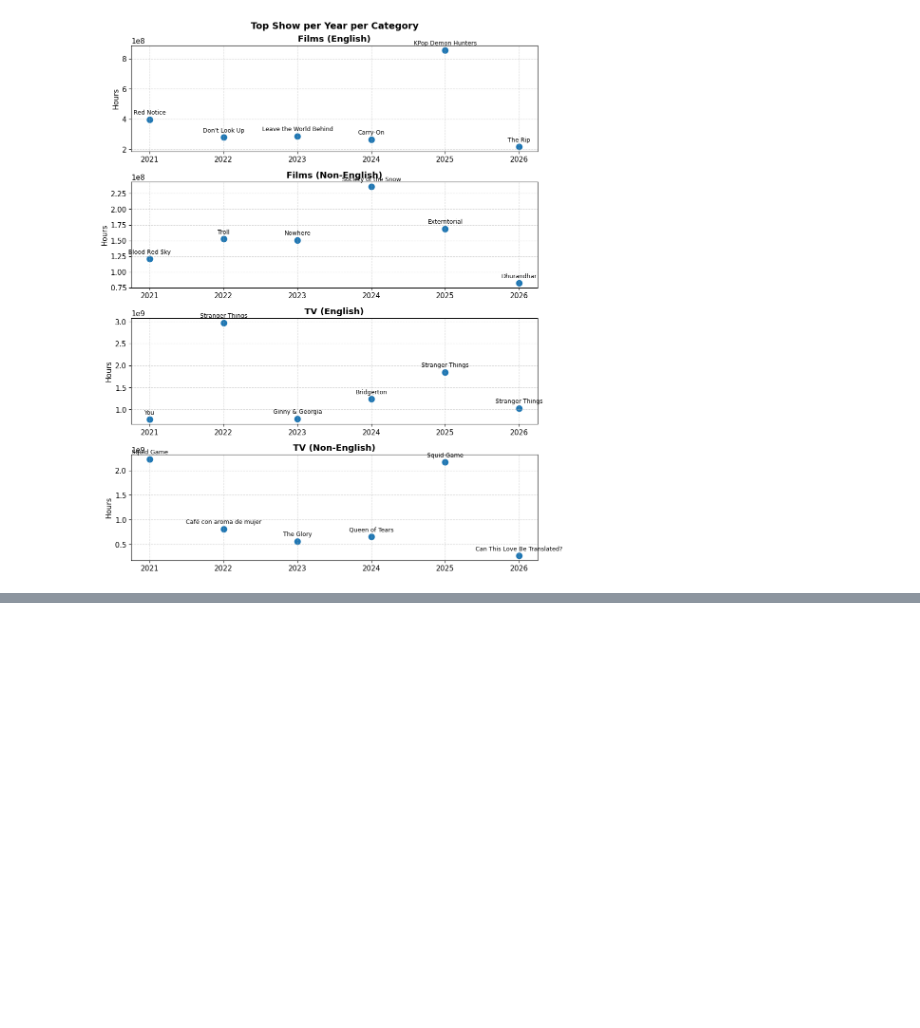
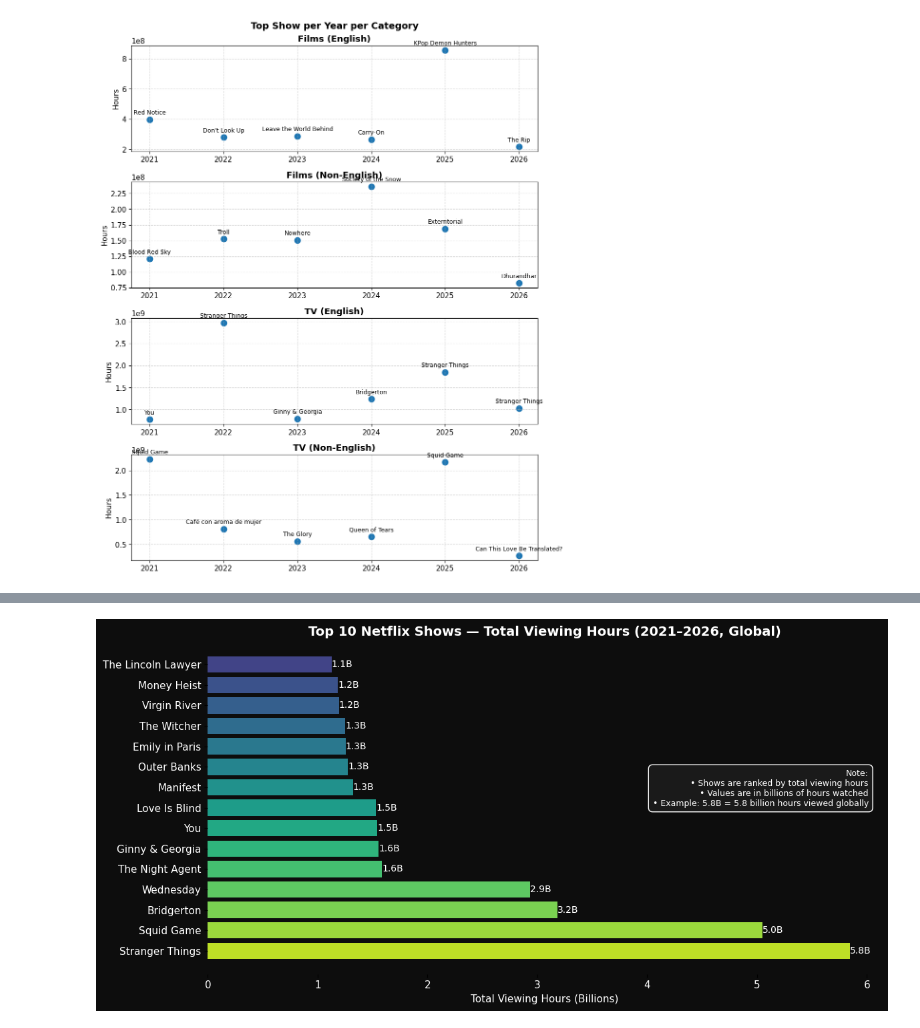
Before and after one commit to Akina-Aoki/Netflix_Analytics_DE_UX, a Jupyter notebook: eda/aira_eda/02_global_alltime_eda_aira.ipynb, the cells around one changed output, grey strips where cells are left out. Drawn from its saved outputs; the diff is of its cells as text; code cells hidden in the pictures; blank space fills up the shorter version.

Commit message:
chore/data storytelling for matplotlib

```diff
--- a/eda/aira_eda/02_global_alltime_eda_aira.ipynb
+++ b/eda/aira_eda/02_global_alltime_eda_aira.ipynb
@@ -977,0 +892,91 @@ plt.show()
+# %%
+df_story1 = con.execute("""
+SELECT
+    show_title,
+    category,
+    COUNT(*) AS appearances,
+    MAX(cumulative_weeks_in_top_10) AS longevity,
+    AVG(weekly_rank) AS avg_rank,
+    SUM(weekly_hours_viewed) AS total_hours
+FROM global_alltime
+GROUP BY show_title, category
+ORDER BY total_hours DESC
+LIMIT 15
+""").df()
+# %%
+import numpy as np
+
+# Sort properly
+df_story1 = df_story1.sort_values("total_hours")
+
+# Convert to billions for readability
+df_story1["hours_billions"] = df_story1["total_hours"] / 1e9
+
+# Colors (keep your gradient)
+colors = plt.cm.viridis(np.linspace(0.2, 0.9, len(df_story1)))
+
+plt.figure()
+
+# Background
+plt.gca().set_facecolor("#0d0d0d")
+plt.gcf().set_facecolor("#0d0d0d")
+
+# Bars
+plt.barh(
+    df_story1["show_title"],
+    df_story1["hours_billions"],
+    color=colors
+)
+
+# Title (FIXED)
+plt.title(
+    "Top 10 Netflix Shows — Total Viewing Hours (2021–2026, Global)",
+    color="white",
+    fontsize=14,
+    fontweight="bold"
+)
+
+# Axis label (FIXED)
+plt.xlabel("Total Viewing Hours (Billions)", color="white")
+
+# Axis styling
+plt.xticks(color="white")
+plt.yticks(color="white")
+
+# Remove borders
+for spine in plt.gca().spines.values():
+    spine.set_visible(False)
+
+# Clean value labels (FIXED)
+for i, v in enumerate(df_story1["hours_billions"]):
+    plt.text(
+        v,
+        i,
+        f"{v:.1f}B",
+        va="center",
+        color="white",
+        fontsize=10
+    )
+
+# Invert
+plt.gca().invert_yaxis()
+
+# 🧠 Add explanation box (VERY IMPORTANT)
+plt.text(
+    0.98, 0.50,
+    "Note:\n"
+    "• Shows are ranked by total viewing hours\n"
+    "• Values are in billions of hours watched\n"
+    "• Example: 5.8B = 5.8 billion hours viewed globally",
+    transform=plt.gca().transAxes,
+    fontsize=9,
+    color="white",
+    ha="right",
+    va="bottom",
+    bbox=dict(facecolor="#1a1a1a", edgecolor="white", boxstyle="round,pad=0.5")
+)
+
+plt.tight_layout()
+plt.show()
+# %% [output]
+[figure, added]
```
Also changed, not shown: parts of 10 cells of this notebook, 47 other files.
